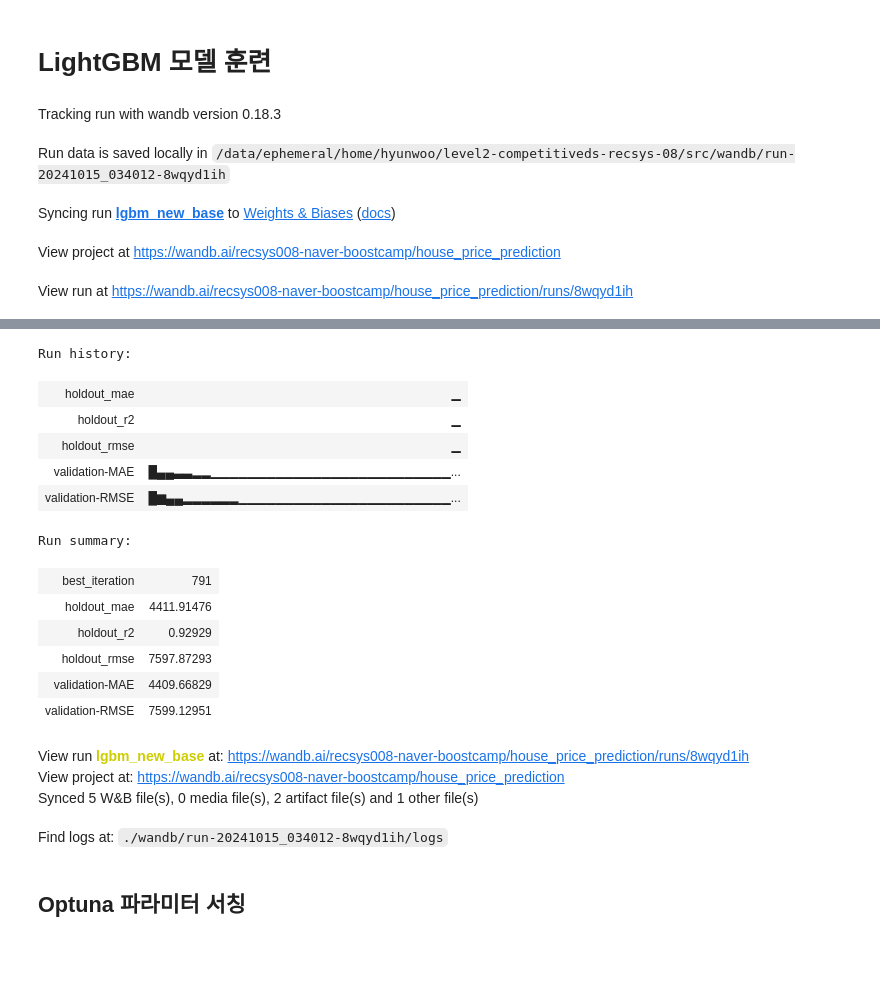
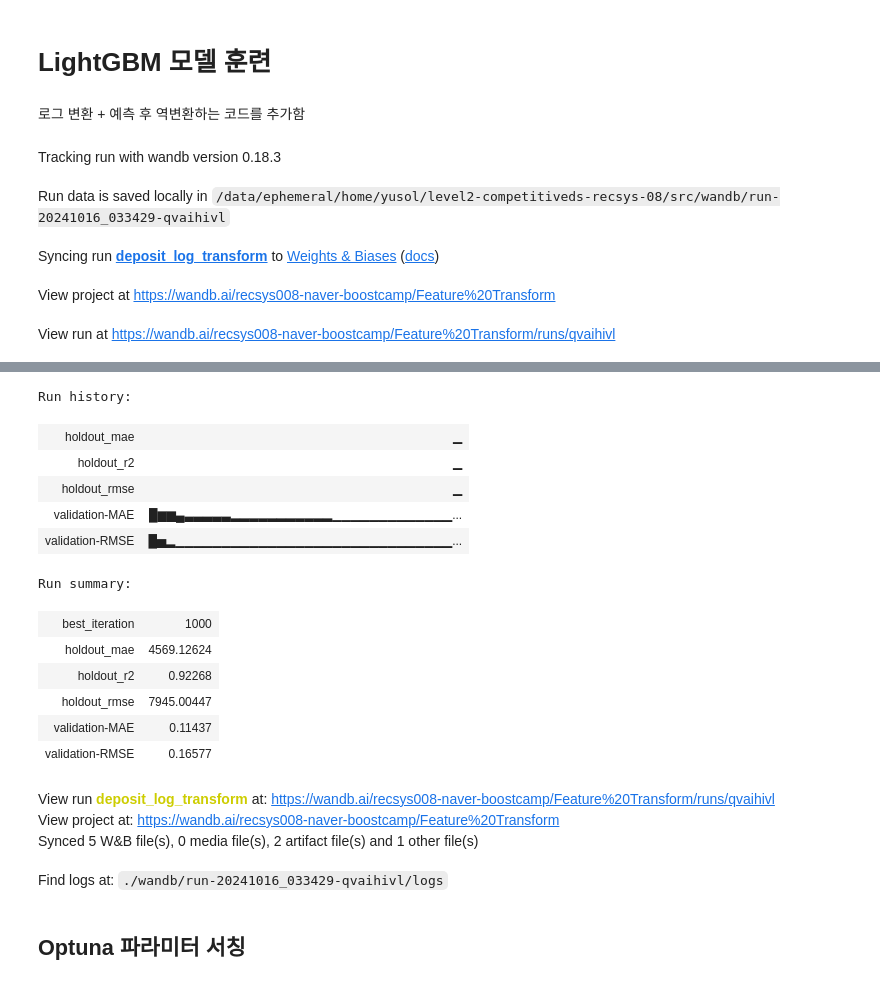
Before and after one commit to boostcampaitech7/level2-competitiveds-recsys-08, a Jupyter notebook: src/baseline.ipynb, the cells around one changed output, grey strips where cells are left out. Cells and saved outputs as stored; diff of their text form; code cells hidden in the pictures; blank space fills up the shorter version.

Commit message:
feat-25: Add deposit feature log transform
#25

```diff
--- a/src/baseline.ipynb
+++ b/src/baseline.ipynb
@@ -123,8 +92,0 @@ for level in nearest_school_distances:
-# %%
-# 공원 데이터 경위도 배열 생성
-park_coords = park[['latitude', 'longitude']].to_numpy()
-
-# 각 아파트에 대해 가장 가까운 공원까지의 거리 계산
-train_data['nearest_park_distance'] = ft.calculate_nearest_park_distance(apart_coords_train, park_coords)
-
-test_data['nearest_park_distance'] = ft.calculate_nearest_park_distance(apart_coords_test, park_coords)
@@ -133,11 +93,3 @@ test_data['nearest_park_distance'] = ft.calculate_nearest_park_distance(apart_co
-# %%
-# 공원 면적 데이터
-park_areas = park['area'].to_numpy()
-
-# 각 아파트에 대해 가장 가까운 공원의 면적 추가
-train_data['nearest_park_area'] =ft.nearest_park_area(apart_coords_train, park_coords, park_areas)
-
-test_data['nearest_park_area'] = ft.nearest_park_area(apart_coords_test, park_coords, park_areas)
 # %% [markdown]
 # Holdout 데이터셋 설정 (예: 2023년 7월부터 12월까지의 데이터)
 # %%
@@ -275,6 +227,8 @@ X_train = X_train[train_columns]
 X_holdout = X_holdout[train_columns]
 # %% [markdown]
 # LightGBM 모델 훈련
+# %% [markdown]
+로그 변환 + 예측 후 역변환하는 코드를 추가함
 # %%
 # 플롯 제목 통일을 위해 커스텀 콜백 설정
 def custom_wandb_callback():
@@ -294,7 +248,7 @@ def custom_wandb_callback():
     return callback
 
 # wandb 초기화
-wandb.init(project="house_price_prediction", name="lgbm_new_base")  # 실험명에 따라 name 변경해주기!!
+wandb.init(project="Feature Transform", name="deposit_log_transform", entity ='recsys008-naver-boostcamp')  # 실험명에 따라 name 변경해주기!!
 
 # LightGBM 파라미터 설정
 lgb_params = {
@@ -313,6 +267,10 @@ lgb_params = {
 
 # wandb에 파라미터 로깅
 wandb.config.update(lgb_params)
+
+# 추가 1. 로그 변환 적용 (deposit 값이 음수이거나 0일 수 있으므로 log1p 사용)
+y_train = np.log1p(y_train)
+y_holdout = np.log1p(y_holdout)
 
 # LightGBM 데이터셋 생성
 train_data = lgb.Dataset(X_train, label=y_train)
@@ -337,10 +295,18 @@ lgb_log_summary(lgb_model)
 # Holdout 데이터 예측 - validation 데이터에 대해 가장 좋았던 iteration 사용
 lgb_holdout_pred = lgb_model.predict(X_holdout, num_iteration=lgb_model.best_iteration)
 
-# 성능 메트릭 계산
-lgb_holdout_mae = mean_absolute_error(y_holdout, lgb_holdout_pred)
-lgb_holdout_rmse = np.sqrt(mean_squared_error(y_holdout, lgb_holdout_pred))
-lgb_holdout_r2 = r2_score(y_holdout, lgb_holdout_pred)
+# 추가 2. 예측 후 로그 역변환 (expm1 사용)
+lgb_holdout_pred = np.expm1(lgb_holdout_pred)
+
+# # 성능 메트릭 계산 (deposit tranform 안했을 때)
+# lgb_holdout_mae = mean_absolute_error(y_holdout, lgb_holdout_pred)
+# lgb_holdout_rmse = np.sqrt(mean_squared_error(y_holdout, lgb_holdout_pred))
+# lgb_holdout_r2 = r2_score(y_holdout, lgb_holdout_pred)
+
+# 추가 3. 성능 메트릭 계산 (deposit tranform 했을 때)
+lgb_holdout_mae = mean_absolute_error(np.expm1(y_holdout), lgb_holdout_pred)
+lgb_holdout_rmse = np.sqrt(mean_squared_error(np.expm1(y_holdout), lgb_holdout_pred))
+lgb_holdout_r2 = r2_score(np.expm1(y_holdout), lgb_holdout_pred)
 
 # wandb에 성능 지표 로깅
 wandb.log({
@@ -359,8 +325,8 @@ print(f"R²: {lgb_holdout_r2:.2f}")
 wandb.finish()
 # %% [output]
 Tracking run with wandb version 0.18.3
-Run data is saved locally in /data/ephemeral/home/hyunwoo/level2-competitiveds-recsys-08/src/wandb/run-20241015_034012-8wqyd1ih
+Run data is saved locally in /data/ephemeral/home/yusol/level2-competitiveds-recsys-08/src/wandb/run-20241016_033429-qvaihivl
-Syncing run lgbm_new_base to Weights & Biases (docs)
+Syncing run deposit_log_transform to Weights & Biases (docs)
-View project at https://wandb.ai/recsys008-naver-boostcamp/house_price_prediction
+View project at https://wandb.ai/recsys008-naver-boostcamp/Feature%20Transform
-View run at https://wandb.ai/recsys008-naver-boostcamp/house_price_prediction/runs/8wqyd1ih
+View run at https://wandb.ai/recsys008-naver-boostcamp/Feature%20Transform/runs/qvaihivl
 Training until validation scores don't improve for 50 rounds
@@ -381,20 +349,20 @@ R²: 0.93
 Run history:
 | holdout_mae | ▁ |
 | holdout_r2 | ▁ |
 | holdout_rmse | ▁ |
-| validation-MAE | █▄▄▃▃▂▂▁▁▁▁▁▁▁▁▁▁▁▁▁▁▁▁▁▁▁▁▁▁▁▁▁▁... |
-| validation-RMSE | █▆▄▄▂▂▂▂▂▂▁▁▁▁▁▁▁▁▁▁▁▁▁▁▁▁▁▁▁▁▁▁▁... |
+| validation-MAE | █▆▆▄▃▃▃▃▃▂▂▂▂▂▂▂▂▂▂▂▁▁▁▁▁▁▁▁▁▁▁▁▁... |
+| validation-RMSE | █▅▂▁▁▁▁▁▁▁▁▁▁▁▁▁▁▁▁▁▁▁▁▁▁▁▁▁▁▁▁▁▁... |
 Run summary:
-| best_iteration | 791 |
-| holdout_mae | 4411.91476 |
-| holdout_r2 | 0.92929 |
-| holdout_rmse | 7597.87293 |
-| validation-MAE | 4409.66829 |
-| validation-RMSE | 7599.12951 |
+| best_iteration | 1000 |
+| holdout_mae | 4569.12624 |
+| holdout_r2 | 0.92268 |
+| holdout_rmse | 7945.00447 |
+| validation-MAE | 0.11437 |
+| validation-RMSE | 0.16577 |
-View run lgbm_new_base at: https://wandb.ai/recsys008-naver-boostcamp/house_price_prediction/runs/8wqyd1ih
-View project at: https://wandb.ai/recsys008-naver-boostcamp/house_price_prediction
+View run deposit_log_transform at: https://wandb.ai/recsys008-naver-boostcamp/Feature%20Transform/runs/qvaihivl
+View project at: https://wandb.ai/recsys008-naver-boostcamp/Feature%20Transform
 Synced 5 W&B file(s), 0 media file(s), 2 artifact file(s) and 1 other file(s)
-Find logs at: ./wandb/run-20241015_034012-8wqyd1ih/logs
+Find logs at: ./wandb/run-20241016_033429-qvaihivl/logs
 # %% [markdown]
 ## Optuna 파라미터 서칭
 # %%
```
Also changed, not shown: parts of 11 cells of this notebook.
